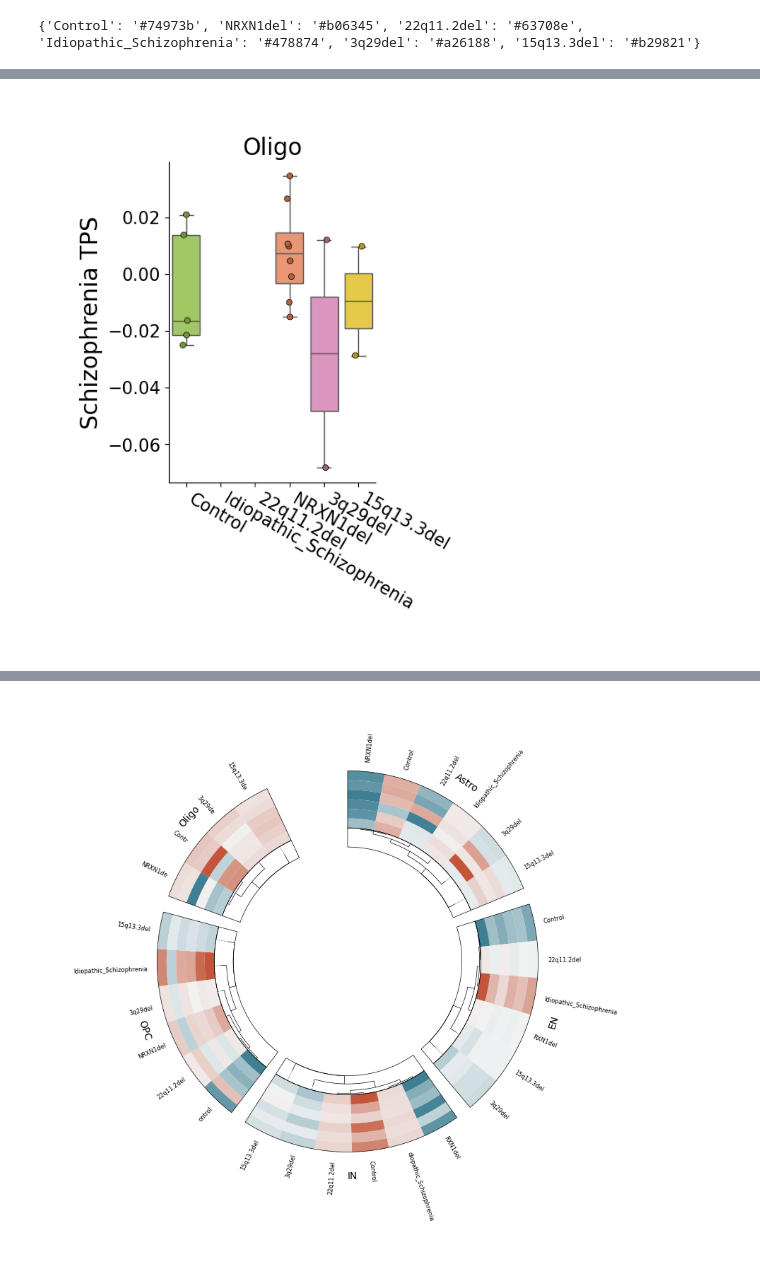
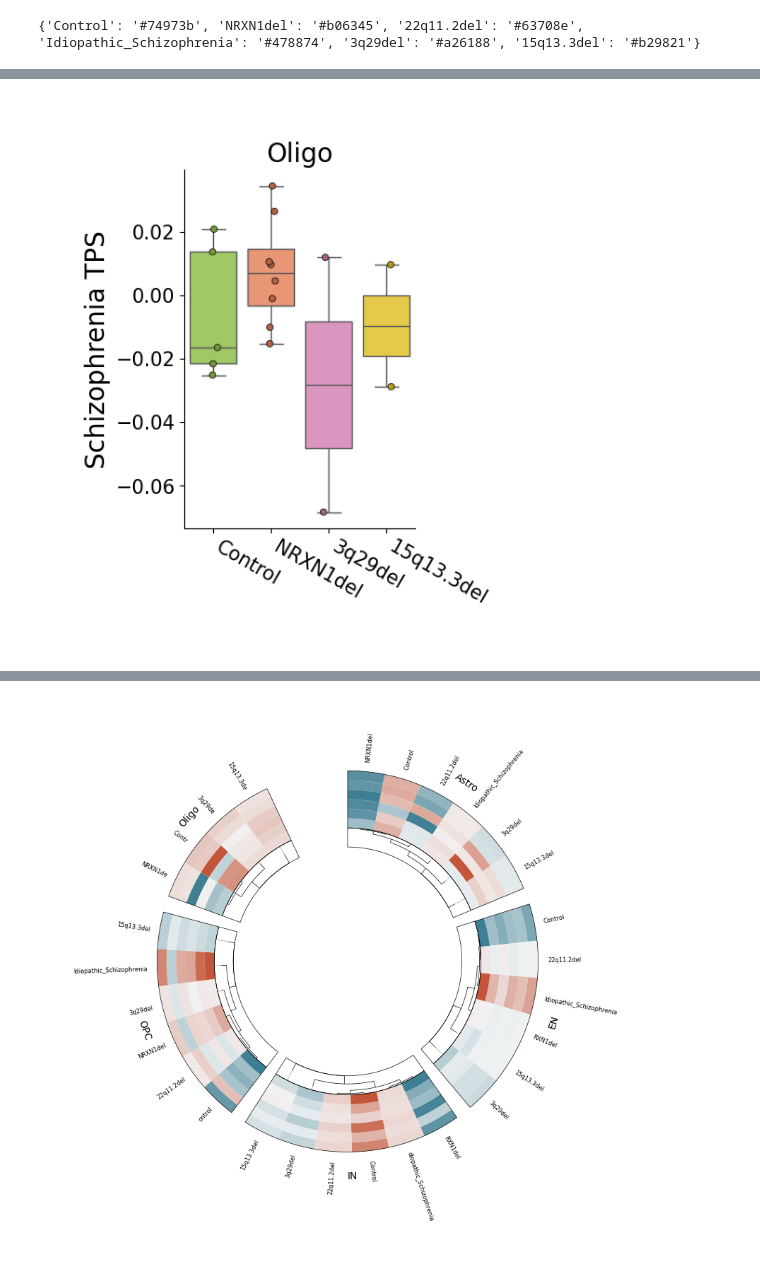
Before and after one commit to deepak-kaji/schizophrenia_organoid_convergence, a Jupyter notebook: Figures/Figure_5_Disease_Overlap.ipynb, the cells around one changed output, grey strips where cells are left out. Cells and saved outputs as stored; diff of their text form; code cells hidden in the pictures.

Commit message:
updating crumblr workflow with dreamlet contrasts and figures

```diff
--- a/Figures/Figure_5_Disease_Overlap.ipynb
+++ b/Figures/Figure_5_Disease_Overlap.ipynb
@@ -128,8 +128,7 @@ genotype_palette = {
     '22q11.2del': '#8da0cbff',
     'Idiopathic_Schizophrenia': '#66c2a5ff',
     '3q29del': '#e78ac3',
-    '15q13.3del': '#ffd92f'
-}
+    '15q13.3del': '#ffd92f'}
 
 # Automatically generate darker scatter colors
 genotype_scatter_palette = {
@@ -152,39 +151,89 @@ genotype_order = [
 # %%
 ## Make Boxplots with Scatter ##
 
-tps_melted = pd.melt(all_tps, id_vars=['Broad_Genotype'], var_name='CellType_Disease', value_name='TPS')
+tps_melted = pd.melt(
+    all_tps,
+    id_vars=['Broad_Genotype'],
+    var_name='CellType_Disease',
+    value_name='TPS'
+)
 
-tps_melted['CellType'] = tps_melted['CellType_Disease'].str.split('_').apply(lambda x: x[0])
-tps_melted['Disease'] = tps_melted['CellType_Disease'].str.split('_').apply(lambda x: x[1])
+tps_melted['CellType'] = (
+    tps_melted['CellType_Disease']
+    .str.split('_')
+    .apply(lambda x: x[0])
+)
+
+tps_melted['Disease'] = (
+    tps_melted['CellType_Disease']
+    .str.split('_')
+    .apply(lambda x: x[1])
+)
 
 for celltype in tps_melted['CellType'].unique():
 
     temp_tps = tps_melted[
         (tps_melted['CellType'] == celltype) &
         (tps_melted['Disease'] == 'SCZ')
-    ]
+    ].copy()
 
     # remove NaN
     temp_tps = temp_tps[temp_tps['TPS'].notnull()]
 
-    # make sure empty categories dont show
-    temp_tps['Broad_Genotype'] = temp_tps['Broad_Genotype'].astype('str')
+    # convert to categorical and remove unused categories
+    temp_tps['Broad_Genotype'] = (
+        temp_tps['Broad_Genotype']
+        .astype('category')
+        .cat.remove_unused_categories()
+    )
 
-    ## plott
+    # only keep categories actually present
+    present_order = [
+        g for g in genotype_order
+        if g in temp_tps['Broad_Genotype'].unique()
+    ]
+
+    # skip empty plots
+    if len(present_order) == 0:
+        continue
 
     # even out widths
-    n_groups = temp_tps['Broad_Genotype'].nunique()
-    fig_width = max(4, n_groups * 1.5)
+    n_groups = len(present_order)
+    fig_width = max(4, n_groups * 0.8)
     fig_width = n_groups * 0.8
 
     fig, ax = plt.subplots(figsize=(fig_width, 5))
 
-    ax = sns.boxplot(temp_tps, x='Broad_Genotype', y='TPS', hue='Broad_Genotype', palette=genotype_palette, order=genotype_order)
+    # boxplot
+    sns.boxplot(
+        data=temp_tps,
+        x='Broad_Genotype',
+        y='TPS',
+        hue='Broad_Genotype',
+        palette=genotype_palette,
+        order=present_order,
+        ax=ax
+    )
 
-    sns.stripplot(data=temp_tps, x='Broad_Genotype', y='TPS', hue='Broad_Genotype', palette=genotype_scatter_palette,
-                  order=genotype_order, dodge=False, jitter=True, alpha=1, ax=ax, edgecolor='black', linewidth=0.5,)
+    # scatter points
+    sns.stripplot(
+        data=temp_tps,
+        x='Broad_Genotype',
+        y='TPS',
+        hue='Broad_Genotype',
+        palette=genotype_scatter_palette,
+        order=present_order,
+        dodge=False,
+        jitter=True,
+        alpha=1,
+        ax=ax,
+        edgecolor='black',
+        linewidth=0.5
+    )
 
-    #ax.legend(title='Broad_Genotype', bbox_to_anchor=(1.05, 1), loc='upper left')
+    # remove duplicate legends
+    if ax.get_legend() is not None:
+        ax.get_legend().remove()
 
     ## fontsize controls
     xtick_fontsize = 15
@@ -197,14 +246,22 @@ for celltype in tps_melted['CellType'].unique():
     ## ytick fontsize
     ax.tick_params(axis='y', labelsize=ytick_fontsize)
 
-    ## ylabel fontsize
+    ## labels and title
     ax.set_ylabel('Schizophrenia TPS', fontsize=ylabel_fontsize)
     ax.set_xlabel('')
     ax.set_title(f'{celltype}', fontsize=20)
+
+    ## clean spines
     ax.spines['top'].set_visible(False)
     ax.spines['right'].set_visible(False)
 
-    fig.savefig(f"/home/deepak/datasets/scz_meta_analysis/panels/Fig_5_{celltype}_boxplot.svg", dpi=500, bbox_inches="tight")
+    ## save
+    fig.savefig(
+        f"/home/deepak/datasets/scz_meta_analysis/panels/Fig_5_{celltype}_boxplot.svg",
+        dpi=500,
+        bbox_inches="tight"
+    )
+
     plt.show()
     plt.close(fig)
 # %% [output]
@@ -215 +272 @@ for celltype in tps_melted['CellType'].unique():
-[figure, old version]
+[figure, new version]
```
Also changed, not shown: parts of 8 cells of this notebook, 2 other files.
